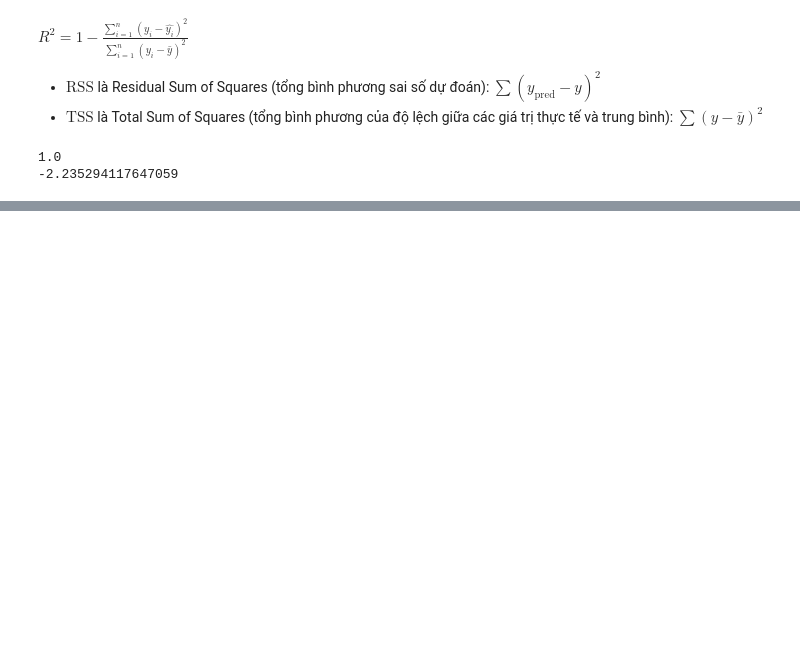
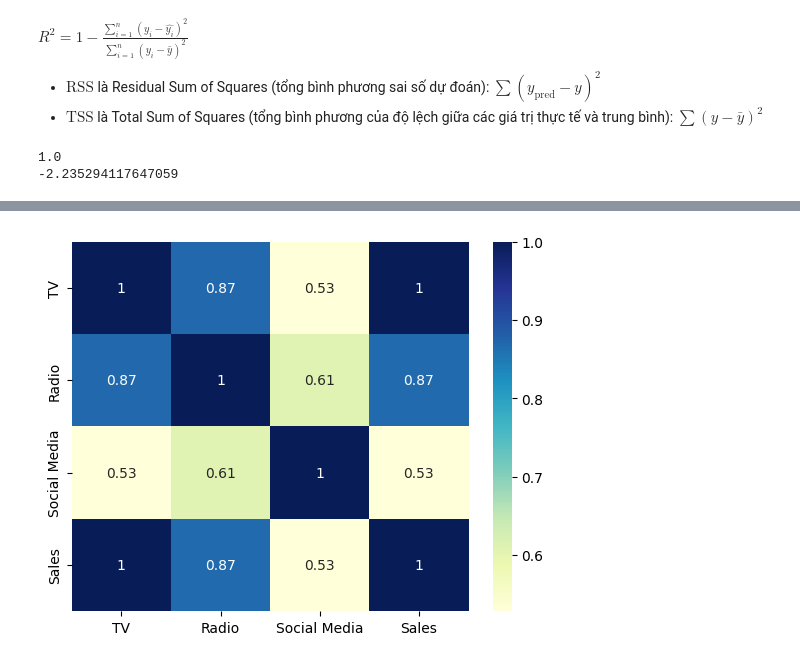
Before and after one commit to T-Sunm/Sales-Prediction, a Jupyter notebook: Linear Regression.ipynb, the cells around one changed output, grey strips where cells are left out. Drawn from its saved outputs; the diff is of its cells as text; code cells hidden in the pictures; blank space fills up the shorter version.

```diff
--- a/Linear Regression.ipynb
+++ b/Linear Regression.ipynb
@@ -70,0 +137,6 @@ print(r2score(y_pred, y))
+# %%
+new_df = sales_data[['TV', 'Radio', 'Social Media', 'Sales']]
+sns.heatmap(new_df.corr(numeric_only=True), cmap="YlGnBu", annot=True)
+plt.show()
+# %% [output]
+[figure, added]
```
Also changed, not shown: parts of 19 cells of this notebook, 1 other file.
